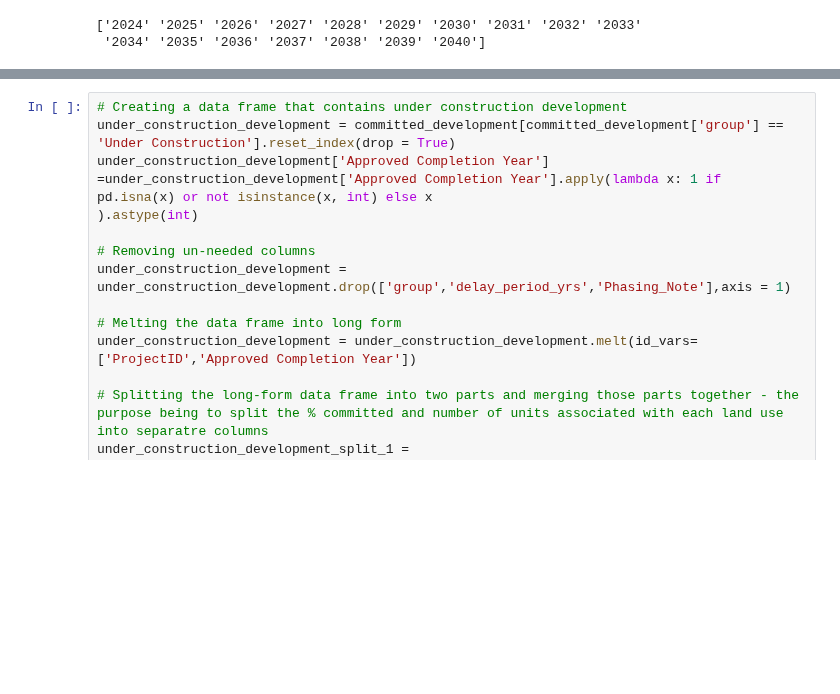
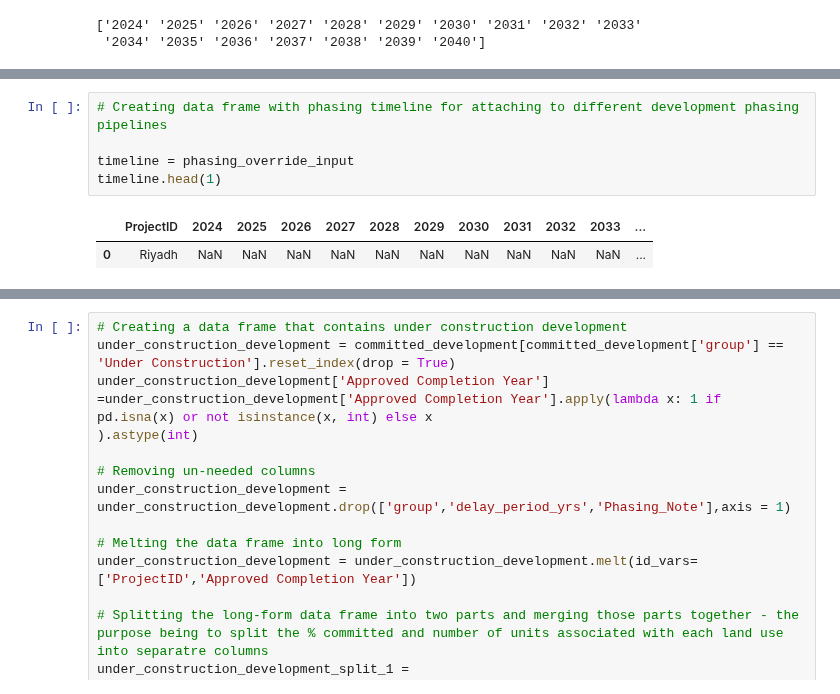
Before and after one commit to BuroHappoldLegacySoup/PlanCapitalLandModel, a Jupyter notebook: Land Model Exploratory Code.ipynb, the cells around one changed output, grey strips where cells are left out. Drawn from its saved outputs; the diff is of its cells as text; blank space fills up the shorter version.

```diff
--- a/Land Model Exploratory Code.ipynb
+++ b/Land Model Exploratory Code.ipynb
@@ -74,3 +89,11 @@ timeline = phasing_override_input
+# %%
+# Creating data frame with phasing timeline for attaching to different development phasing pipelines
+
+timeline = phasing_override_input
+timeline.head(1)
+# %% [output]
+|  | ProjectID | 2024 | 2025 | 2026 | 2027 | 2028 | 2029 | 2030 | 2031 | 2032 | 2033 | ... |
+| 0 | Riyadh | NaN | NaN | NaN | NaN | NaN | NaN | NaN | NaN | NaN | NaN | ... |
 # %%
 # Identifying which development group committed development should be entered in based on delivery status
 
```
Also changed, not shown: parts of 15 cells of this notebook.
